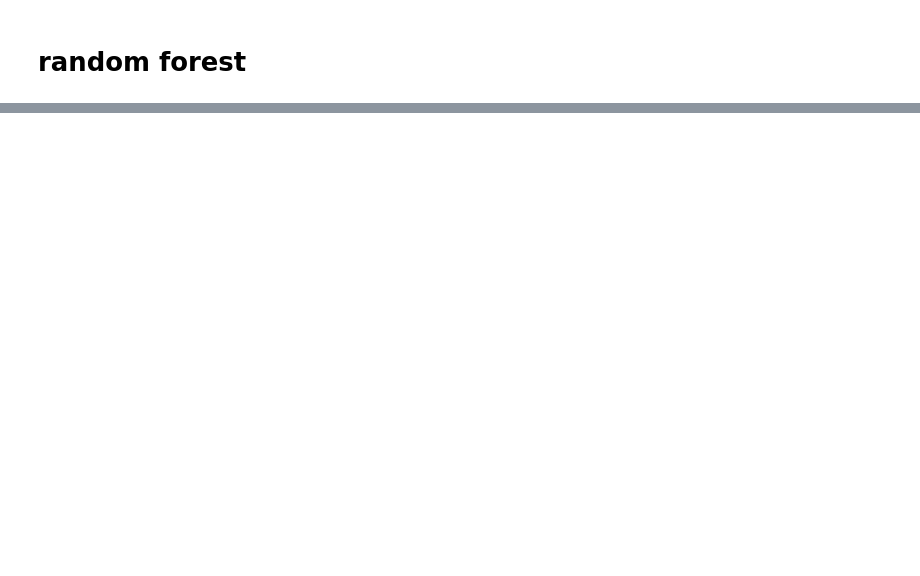
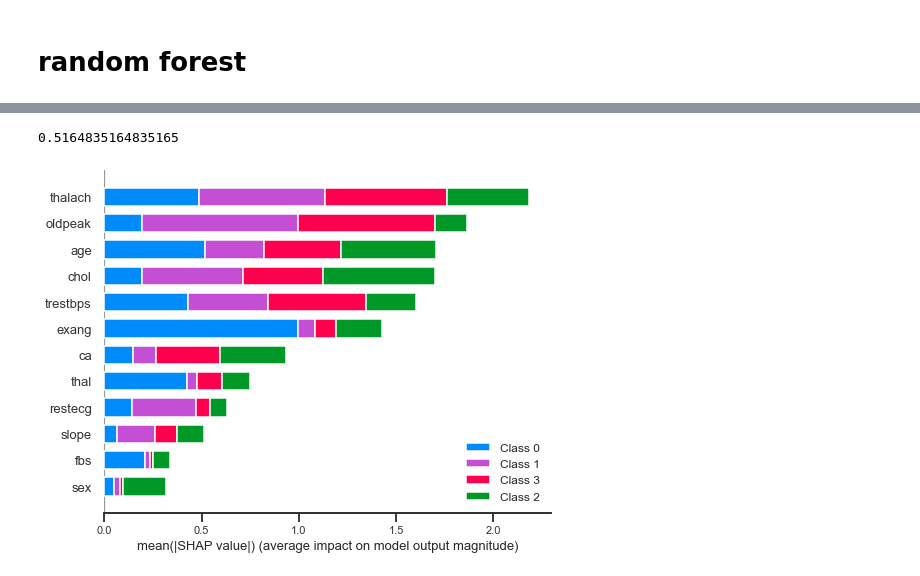
Before and after one commit to christacaggiano/machine_learning_exercises, a Jupyter notebook: chest_pain_prediction_tree.ipynb, the cells around one changed output, grey strips where cells are left out. Cells and saved outputs as stored; diff of their text form; code cells hidden in the pictures; blank space fills up the shorter version.

```diff
--- a/chest_pain_prediction_tree.ipynb
+++ b/chest_pain_prediction_tree.ipynb
@@ -164,0 +161,10 @@ clf.score(x_test, y_test)
+# %%
+accuracy_score(y_test, y_pred)
+# %% [output]
+0.5164835164835165
+# %%
+shap_values = shap.TreeExplainer(clf).shap_values(x_test)
+# %%
+shap.summary_plot(shap_values, x_test, plot_type="bar")
+# %% [output]
+[figure, added]
```
Also changed, not shown: parts of 25 cells of this notebook, 1 other file.
